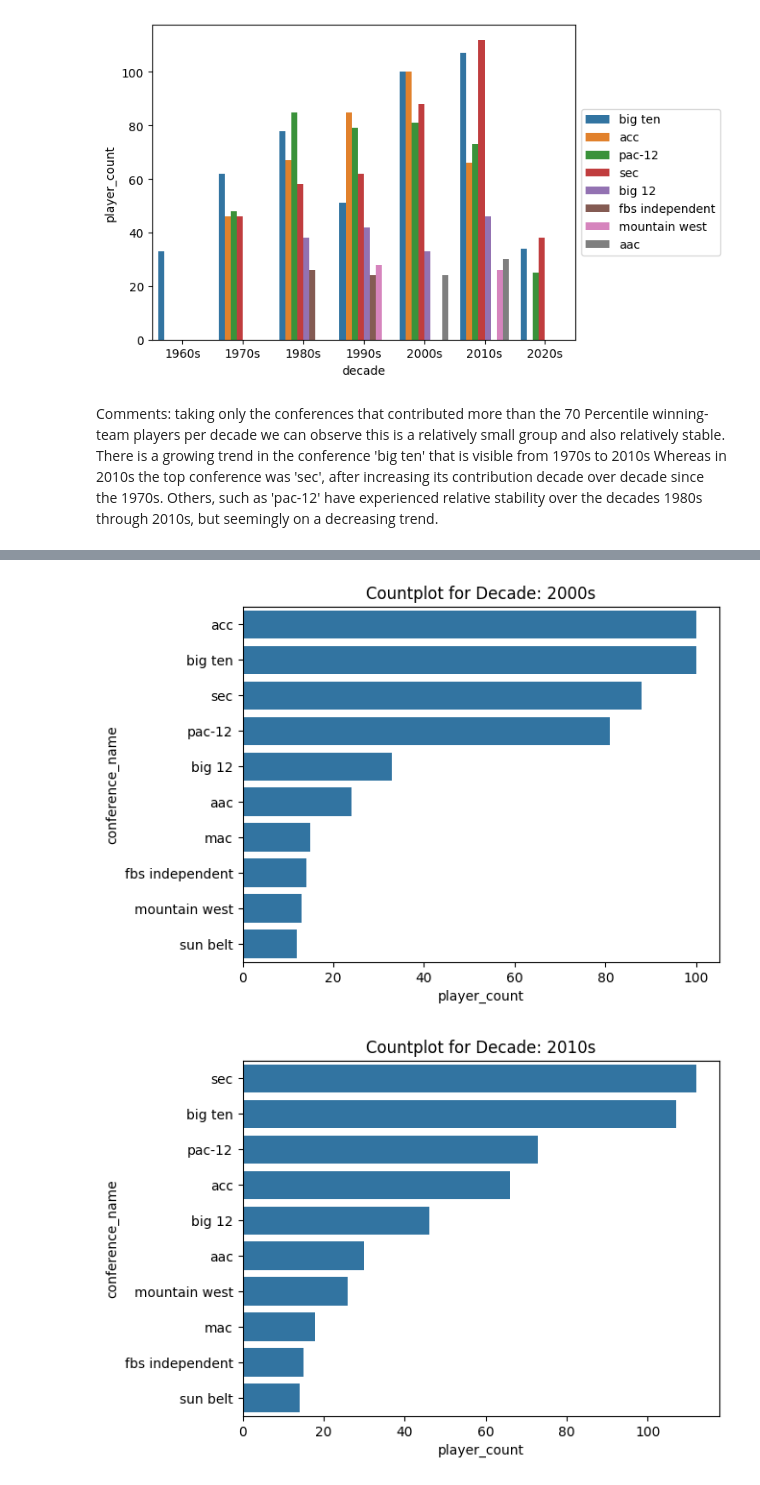
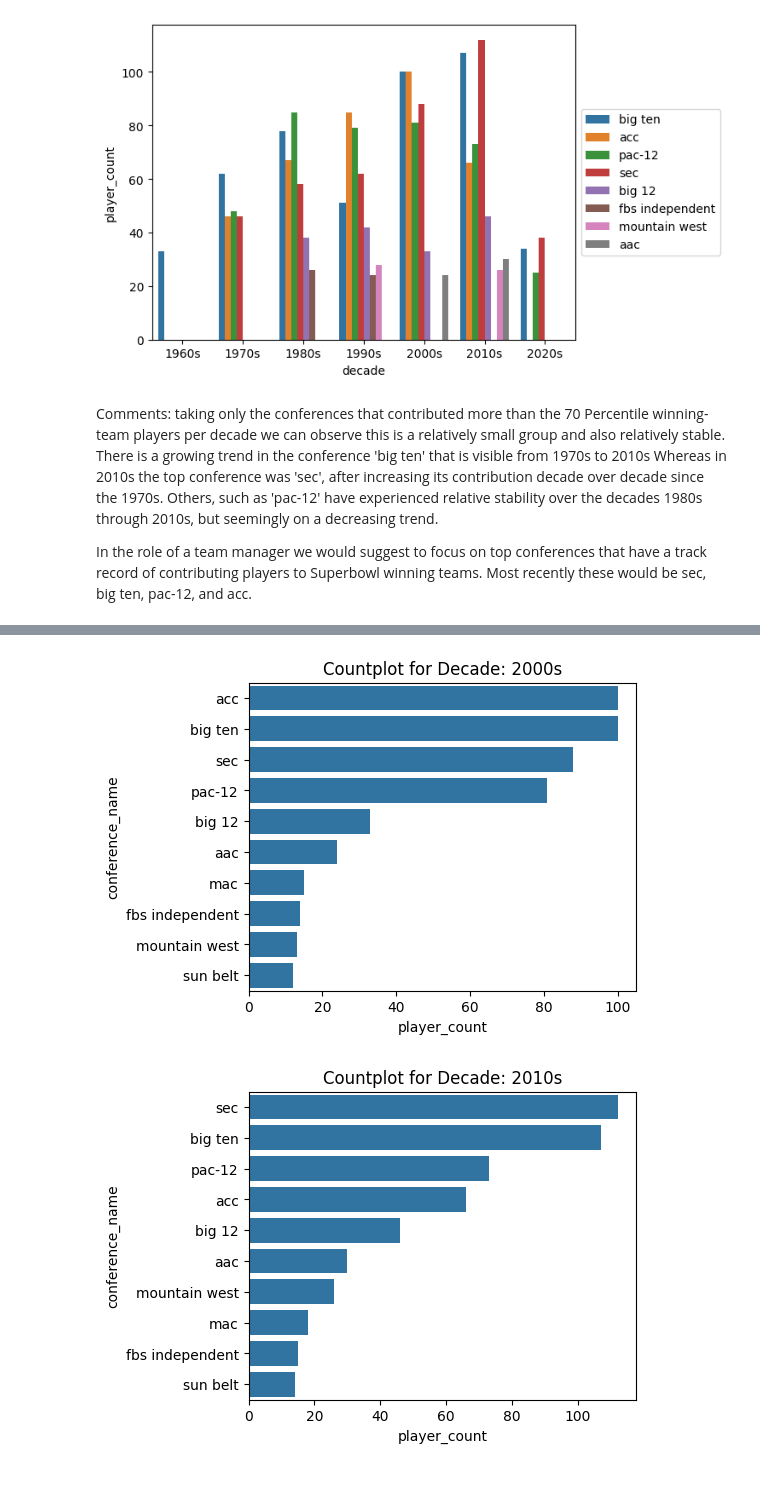
Before and after one commit to aferrers/nfl_superbowl_winners, a Jupyter notebook: notebooks/SB_winners_team_conference.ipynb, the cells around one changed output, grey strips where cells are left out. Saved outputs shown, nothing was run; the diff lists cells and outputs as text; code cells hidden in the pictures.

```diff
--- a/notebooks/SB_winners_team_conference.ipynb
+++ b/notebooks/SB_winners_team_conference.ipynb
@@ -225,14 +213,3 @@ merge_table[['year','team','player','college','count_coll_d','rank_coll_d']].sor
-# %%
-# create counts & ranking for conferences by decade
-
-# Create a helper column that represents the count of each conference within each decade
-merge_table['count_conf_d'] = merge_table.groupby(['decade', 'conference_name']).transform('size')
-
-# Sort the DataFrame by the count_c_d column in descending order
-merge_table = merge_table.sort_values(['count_conf_d'], ascending=[False])
-
-# Rank the count column within each decade
-merge_table['rank_conf_d'] = merge_table.groupby('decade')['count_coll_d'].rank(method='min')
 # %% [markdown]
 #### Agg College and Conference table
 # %%
@@ -245,5 +224,11 @@ agg_table.rename(columns={'player': 'player_count'}, inplace=True)
 # %%
 #create summary table with player counts by college and decade
 
-college_table = agg_table.groupby(['decade','college']).agg({'player_count': 'sum'}).reset_index()
+agg_table_college = sb_winning_rosters.groupby(
+    ['decade','team','college']).agg({'player': 'count'})
+agg_table_college.reset_index(inplace=True)
+agg_table_college.rename(columns={'player': 'player_count'}, inplace=True)
+
+college_table = agg_table_college.groupby(
+    ['decade','college']).agg({'player_count': 'sum'}).reset_index()
 # %%
@@ -263,6 +258,9 @@ college_table.describe()
 # %%
 #create summary table with player counts by conference and decade
 
-conference_table = agg_table.groupby(['decade','conference_name']).agg({'player_count': 'sum'}).reset_index()
+agg_table_conf = sb_winning_rosters.groupby(
+    ['decade','team','conference_name']).agg({'player': 'count'})
+agg_table_conf.reset_index(inplace=True)
+agg_table_conf.rename(columns={'player': 'player_count'}, inplace=True)
 
-#conference_decade
+conference_table = agg_table_conf.groupby(['decade','conference_name']).agg({'player_count': 'sum'}).reset_index()
@@ -519,7 +411,7 @@ for decade in decade_order:
     data_decade = college_table[college_table['decade'] == decade]
 
     # calculate selected quantile for number of players per college
-    quantile=0.75
+    quantile=0.9
     quantile_value = data_decade['player_count'].quantile(q=quantile)
 
     # create filtered dataframe based on selected quantile
@@ -569,6 +465,8 @@ we can observe this is a relatively small group and also relatively stable.
 There is a growing trend in the conference 'big ten' that is visible from 1970s to 2010s
 Whereas in 2010s the top conference was 'sec', after increasing its contribution decade over decade since the 1970s.
 Others, such as 'pac-12' have experienced relative stability over the decades 1980s through 2010s, but seemingly on a decreasing trend.
+
+In the role of a team manager we would suggest to focus on top conferences that have a track record of contributing players to Superbowl winning teams. Most recently these would be sec, big ten, pac-12, and acc.
 # %%
 # Visualization: feeder top conferences by decade
 
@@ -577,6 +475,7 @@ import matplotlib.pyplot as plt
 decade_order = ['1960s', '1970s', '1980s', '1990s', '2000s', '2010s', '2020s']
 
 for decade in decade_order:
+    fig, ax = plt.subplots(figsize=(5, 4))
 
     # create df of selected decade
     data_decade = conference_table[conference_table['decade'] == decade]
@@ -591,5 +490,6 @@ for decade in decade_order:
     data_sorted= conf_table_above_quantile[conf_table_above_quantile['decade'] == decade].sort_values('player_count', ascending=False)
     sns.barplot(data=data_sorted, y='conference_name', x='player_count')
     plt.title(f'Countplot for Decade: {decade}')
-    plt.show()
+
+plt.show()
 # %% [output]
@@ -600,2 +500,2 @@ for decade in decade_order:
-[figure, old version]
+[figure, new version]
-[figure, old version]
+[figure, new version]
```
Also changed, not shown: parts of 39 cells of this notebook.
